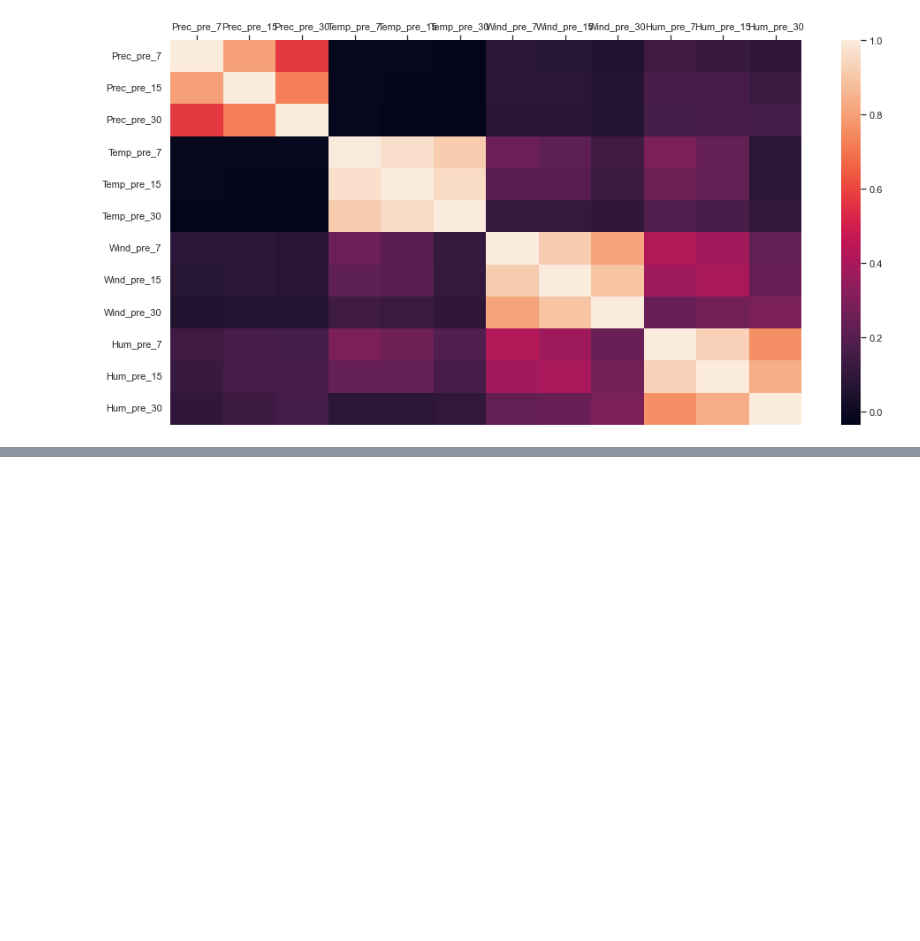
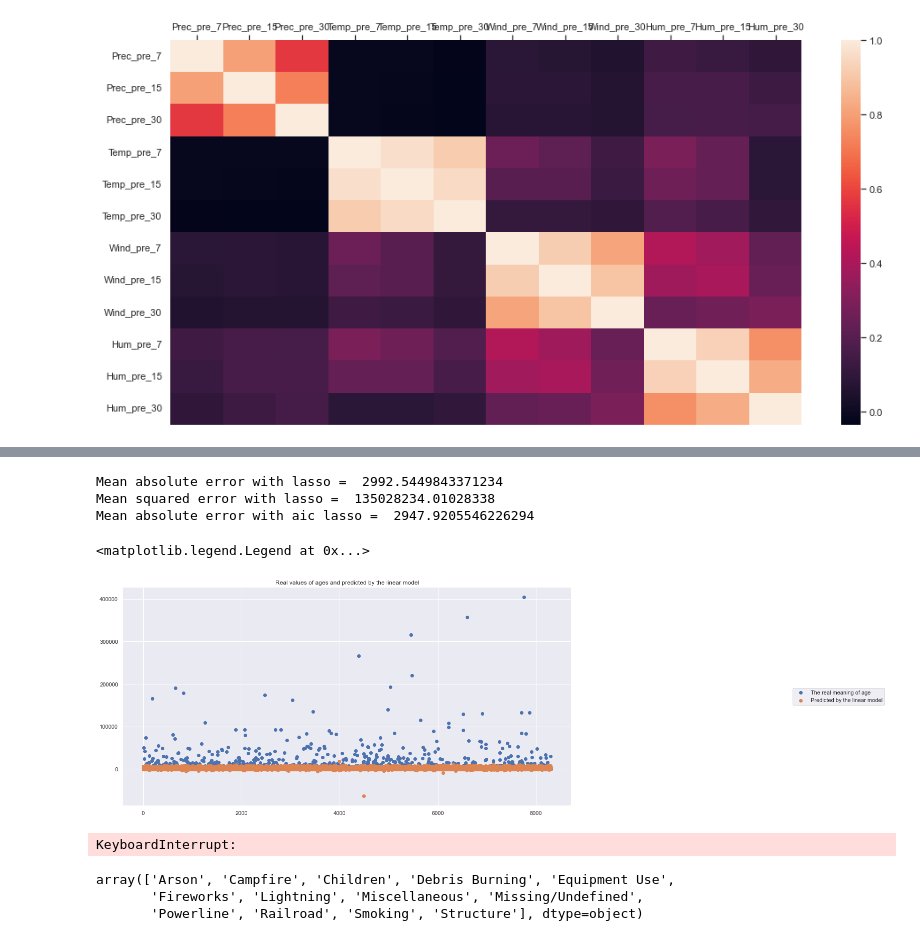
Before and after one commit to Pavelevivan/MultivariateAnalysis, a Jupyter notebook: task_2.ipynb, the cells around one changed output, grey strips where cells are left out. Drawn from its saved outputs; the diff is of its cells as text; code cells hidden in the pictures; blank space fills up the shorter version.

```diff
--- a/task_2.ipynb
+++ b/task_2.ipynb
@@ -160,0 +225,19 @@ sns.heatmap(corrmat, vmax=1., square=False).xaxis.tick_top()
+# %%
+X, y = df[['latitude', 'longitude', 'disc_month_num'] + state_columns + vegetation_columns + weather_columns], df['fire_size']
+# %%
+X_train, X_test, y_train, y_test = train_test_split(X, y, test_size=0.15, random_state=42)
+# %%
+x = []
+for i in range(len(y_test)):
+    x.append(i)
+# %%
+x = []
+for i in range(len(y_test)):
+    x.append(i)
+# Create a linear regression model
+reg = LinearRegression(normalize=True)
+# Train a linear regression model
+reg.fit(X_train, y_train)
+# Forecast on a test sample
+y_pred = reg.predict(X_test)
+params = np.append(reg.intercept_,reg.coef_)
@@ -160,0 +337,27 @@ sns.heatmap(corrmat, vmax=1., square=False).xaxis.tick_top()
+# %%
+y_pred_lasso = clf.predict(X_test)
+y_pred_lasso_aic = model_aic.predict(X_test)
+mae_lasso = mean_absolute_error(y_test, y_pred_lasso)
+mse_lasso = mean_squared_error(y_test, y_pred_lasso)
+mae_lasso_aic = mean_absolute_error(y_test, y_pred_lasso_aic)
+print('Mean absolute error with lasso = ', mae_lasso)
+print('Mean squared error with lasso = ', mse_lasso)
+print('Mean absolute error with aic lasso = ', mae_lasso_aic)
+# %% [output]
+Mean absolute error with lasso =  2992.5449843371234
+Mean squared error with lasso =  135028234.01028338
+Mean absolute error with aic lasso =  2947.9205546226294
+# %%
+#graph of real and predicted values
+plt.scatter(x, y_test, label = u'The real meaning of age')
+plt.scatter(x, y_pred, label = u'Predicted by the linear model')
+plt.title(u'Real values of ages and predicted by the linear model')
+plt.legend(loc="center right",borderaxespad=0.1, bbox_to_anchor=(1.7, 0.5))
+# %% [output]
+<matplotlib.legend.Legend at 0x...>
+[figure, added]
+# %%
+rfr_model = RandomForestRegressor()
+rfr_model.fit(X, y)
+# %% [output]
+KeyboardInterrupt:
@@ -160,0 +369,6 @@ sns.heatmap(corrmat, vmax=1., square=False).xaxis.tick_top()
+# %%
+enc.classes_
+# %% [output]
+array(['Arson', 'Campfire', 'Children', 'Debris Burning', 'Equipment Use',
+       'Fireworks', 'Lightning', 'Miscellaneous', 'Missing/Undefined',
+       'Powerline', 'Railroad', 'Smoking', 'Structure'], dtype=object)
```
Also changed, not shown: parts of 36 cells of this notebook.
